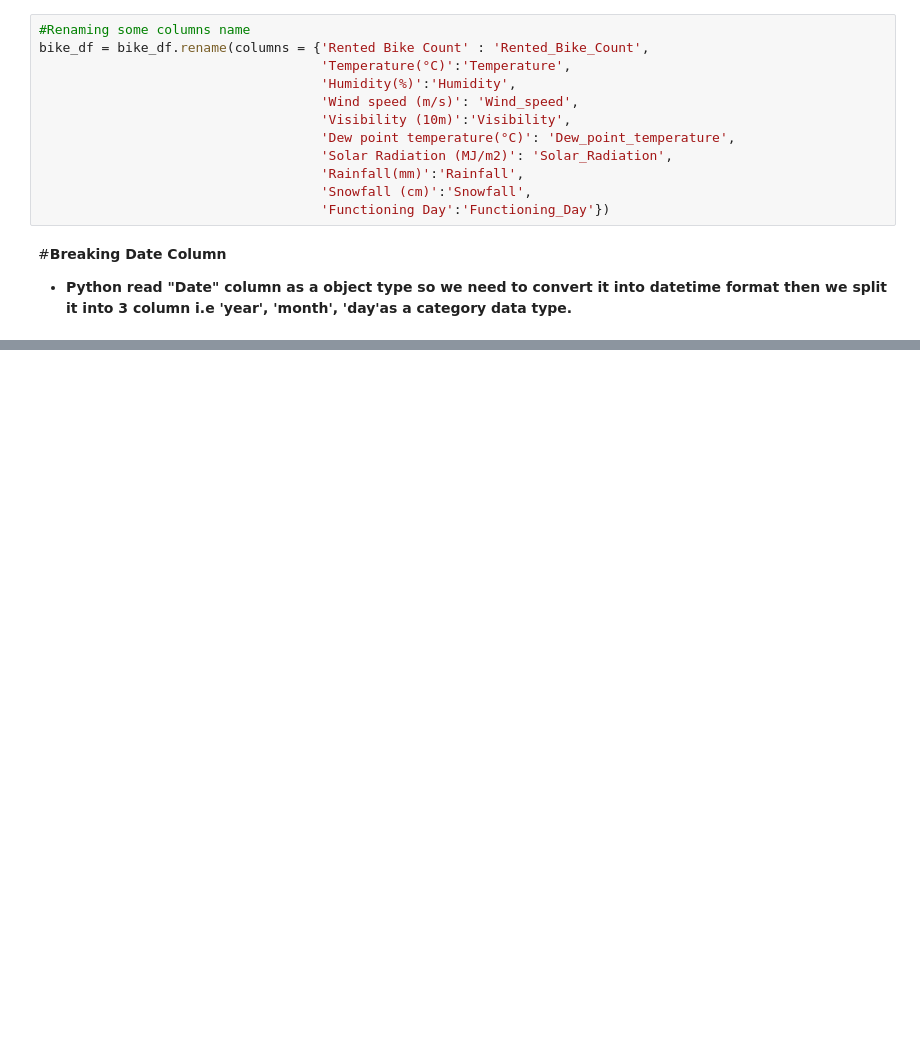
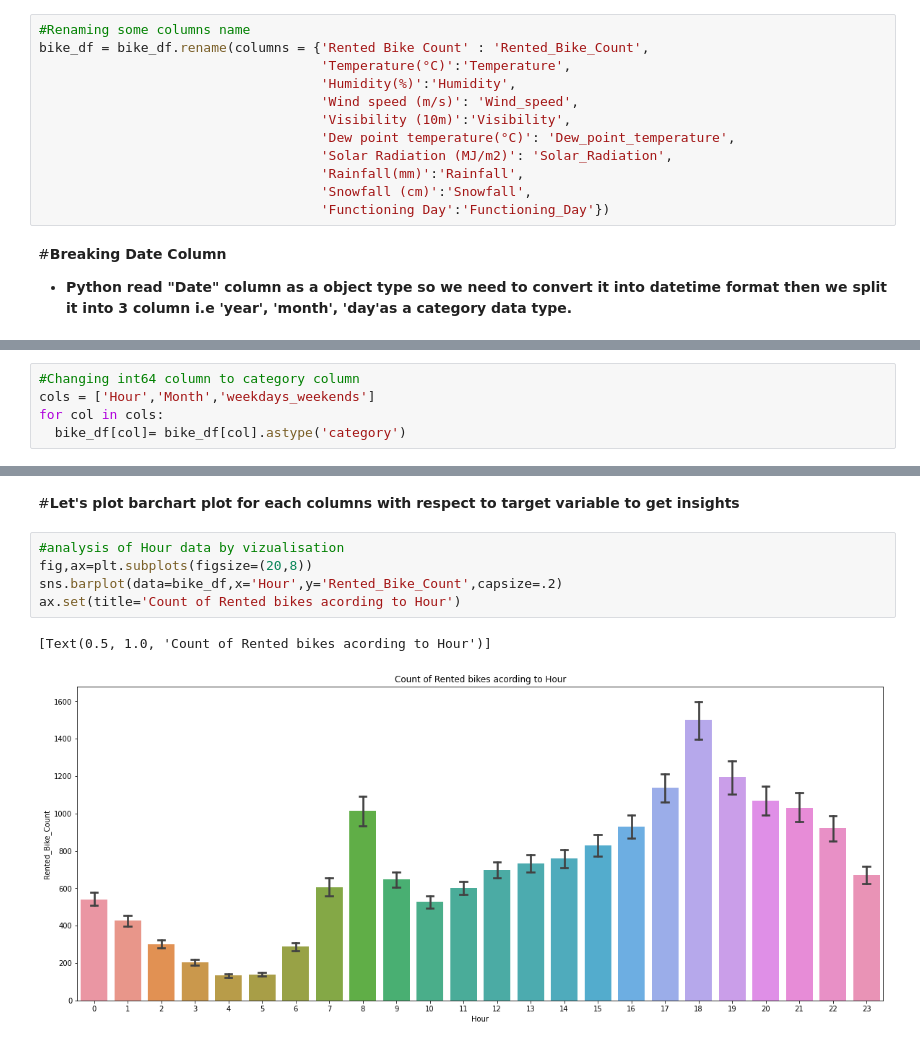
Before and after one commit to sksamima5/Bike-Sharing-Demand-Prediction-, a Jupyter notebook: Bike_Sharing_Demand_Prediction_Capstone_Project.ipynb, the cells around one changed output, grey strips where cells are left out. Saved outputs shown, nothing was run; the diff lists cells and outputs as text; blank space fills up the shorter version.

```diff
--- a/Bike_Sharing_Demand_Prediction_Capstone_Project.ipynb
+++ b/Bike_Sharing_Demand_Prediction_Capstone_Project.ipynb
@@ -281,0 +426,5 @@ bike_df['day'] = bike_df['Date'].dt.day_name()
+# %%
+#Changing int64 column to category column
+cols = ['Hour','Month','weekdays_weekends']
+for col in cols:
+  bike_df[col]= bike_df[col].astype('category')
@@ -281,0 +452,10 @@ bike_df['day'] = bike_df['Date'].dt.day_name()
+# %% [markdown]
+#**Let's plot barchart plot for each columns with respect to target variable to get insights**
+# %%
+#analysis of Hour data by vizualisation
+fig,ax=plt.subplots(figsize=(20,8))
+sns.barplot(data=bike_df,x='Hour',y='Rented_Bike_Count',capsize=.2)
+ax.set(title='Count of Rented bikes acording to Hour')
+# %% [output]
+[Text(0.5, 1.0, 'Count of Rented bikes acording to Hour')]
+[figure, added]
```
Also changed, not shown: parts of 50 cells of this notebook.
